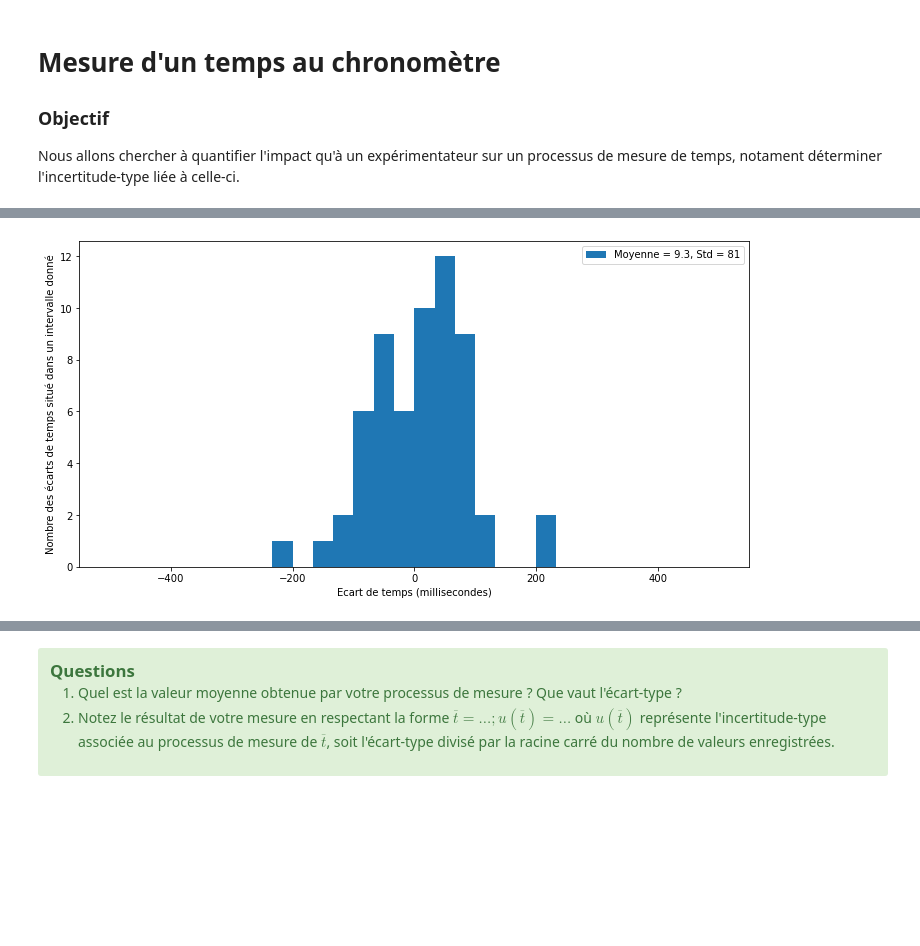
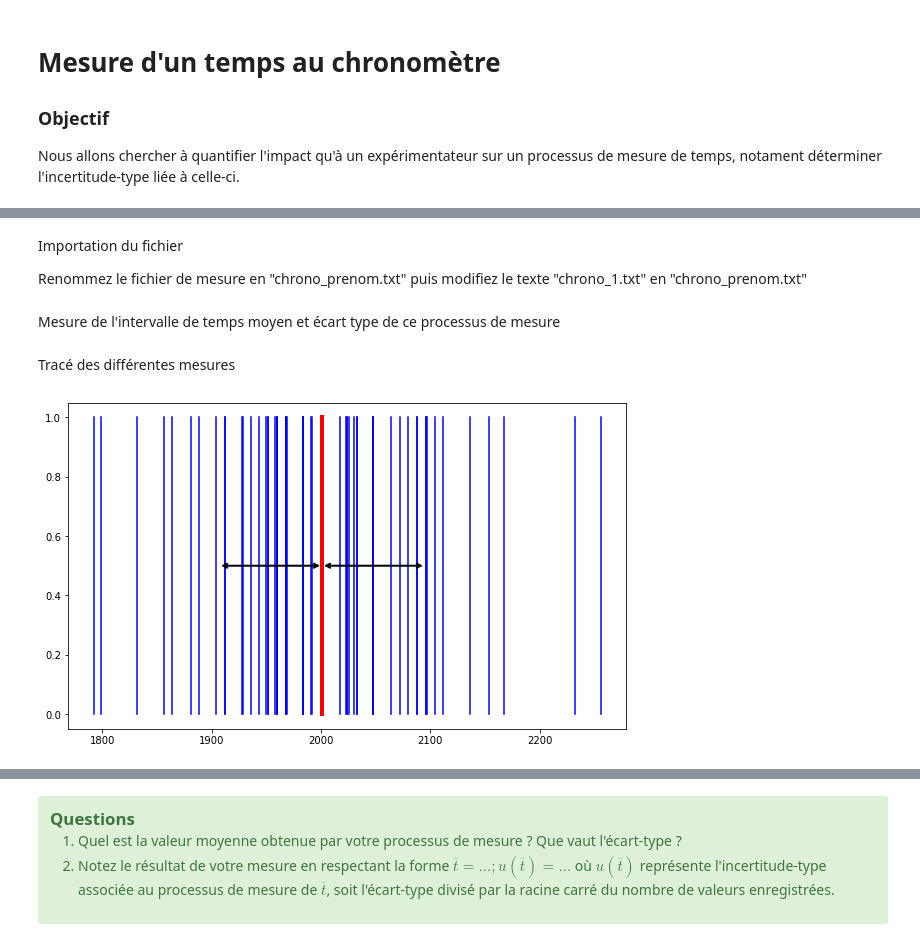
Before and after one commit to p-maxime/codes_python, a Jupyter notebook: Chronomètre.ipynb, the cells around one changed output, grey strips where cells are left out. Cells and saved outputs as stored; diff of their text form; code cells hidden in the pictures; blank space fills up the shorter version.

```diff
--- a/Chronomètre.ipynb
+++ b/Chronomètre.ipynb
@@ -23,25 +27,10 @@ Nous allons chercher à quantifier l'impact qu'à un expérimentateur sur un pro
 # %%
 import numpy as np
+import numpy.random as rd
 import pandas as pd
 import datetime
 import matplotlib.pyplot as plt
-
-#utiliser "chrono_[numero].txt"
-File = pd.read_csv(r'chrono_1.txt', delimiter="\t", header = None) # récupération du fichier txt (3ème colonne temps)
-#File = pd.read_csv(r'.\chronometre\chrono_2s_b.txt', delimiter="\t", header = None) # récupération du fichier txt (3ème colonne temps)
-temps = File.to_numpy() # fichier converti en tableau
-
-Dt = [] #Différence entre temps expérimental et temps théorique (pris toutes les 2 secondes)
-for i in range(np.size(temps,0)-1):
-    t = temps[i,2] #récupération de la colonne des temps en format str
-    Dt.append(float(t[3:5])*60*1000+float(t[6:8])*1000+float(t[9:13])-(i+1)*2000) #conversion en millisecondes et calcul de différence
-
-#tracé d'un histogramme de la différence des temps (doit être normalement centré sur 0)
-plt.figure(figsize=(12,6))
-plt.hist(Dt,range=(-500,500),bins=30,label='Moyenne = {:.1f}, Std = {:.0f}'.format(np.mean(Dt),np.std(Dt,ddof=1)))
-plt.xlabel('Ecart de temps (millisecondes)')
-plt.ylabel('Nombre des écarts de temps situé dans un intervalle donné')
-plt.legend()
-plt.show()
-# %% [output]
-[figure, removed]
+# %% [markdown]
+Importation du fichier
+
+Renommez le fichier de mesure en "chrono_prenom.txt" puis modifiez le texte "chrono_1.txt" en "chrono_prenom.txt"
@@ -47,0 +50,2 @@ plt.show()
+# %% [markdown]
+Mesure de l'intervalle de temps moyen et écart type de ce processus de mesure
@@ -47,0 +56,11 @@ plt.show()
+# %% [markdown]
+Tracé des différentes mesures
+# %%
+plt.figure(figsize = (10,6))
+plt.plot((Dt,Dt),(0,1), 'blue')
+plt.plot((Dtmoy,Dtmoy),(0,1), 'red', lw=4)
+plt.annotate('',xy=(Dtmoy-ecart_type,0.5),xytext=(Dtmoy,0.5), arrowprops=dict(arrowstyle='<->',lw=2))
+plt.annotate('',xy=(Dtmoy,0.5),xytext=(Dtmoy+ecart_type,0.5), arrowprops=dict(arrowstyle='<->',lw=2))
+plt.show()
+# %% [output]
+[figure, added]
```
Also changed, not shown: parts of 8 cells of this notebook, 7 other files.
